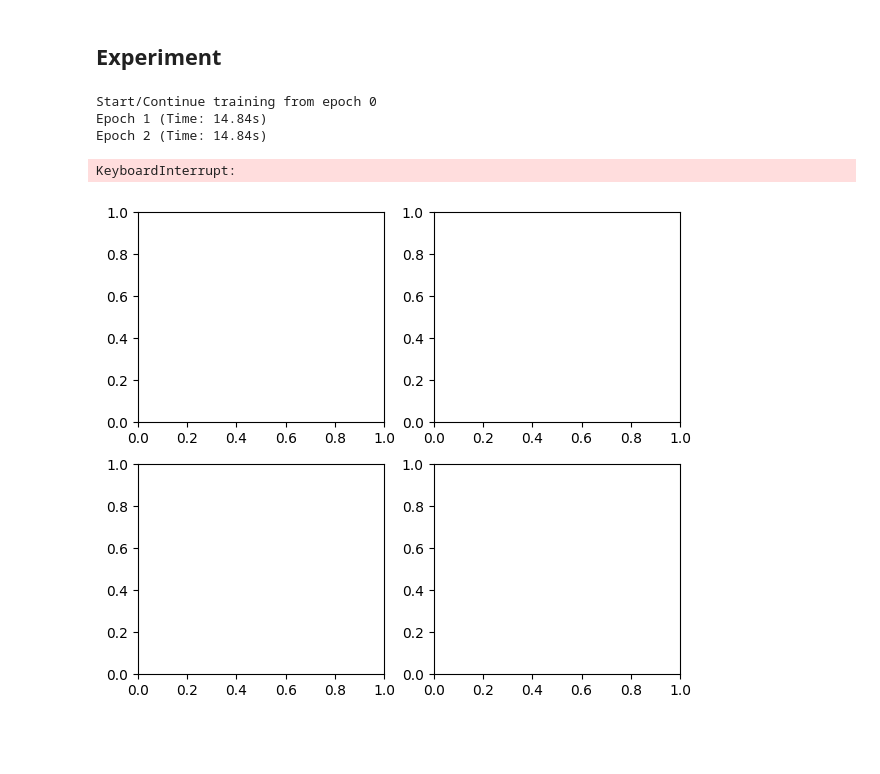
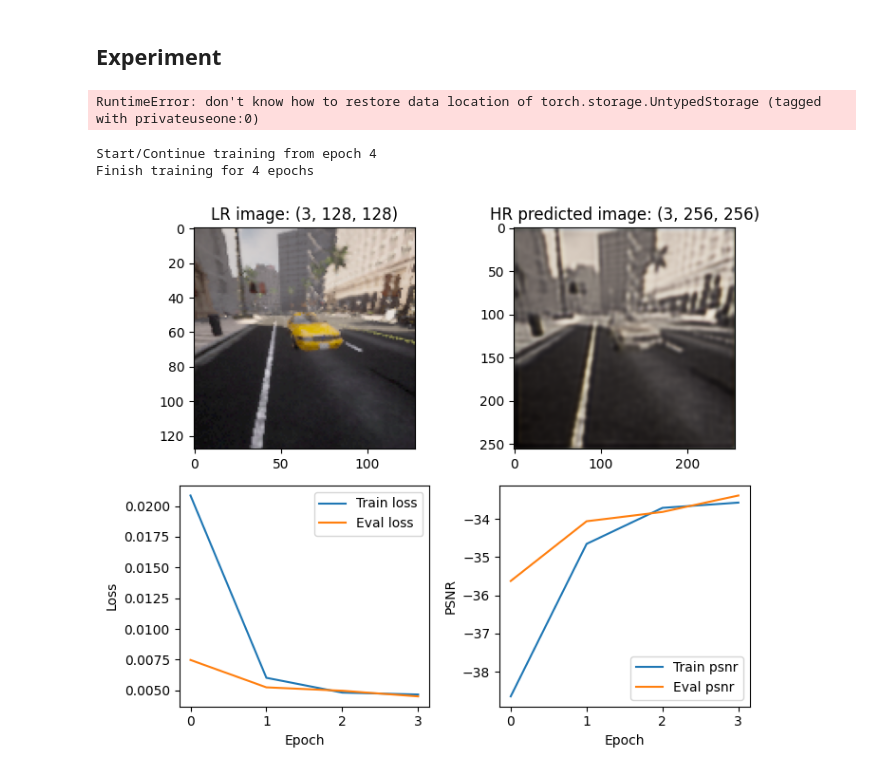
Before and after one commit to MightyCode/Super-Resolution-Project, a Jupyter notebook: src/train_rdn.ipynb, the cells around one changed output. Saved outputs shown, nothing was run; the diff lists cells and outputs as text; code cells hidden in the pictures; blank space fills up the shorter version.

Commit message:
printing the loss and psnr during the epochs, can now display the evolution of the loss and psnr since the beggining of the training, weights stored in results

```diff
--- a/src/train_rdn.ipynb
+++ b/src/train_rdn.ipynb
@@ -15,8 +15,8 @@ from PIL import Image
 import matplotlib.pyplot as plt
 import nntools as nt
 device = None
-#import torch_directml #WINDOWS users
-#device = torch_directml.device()
+import torch_directml #WINDOWS users
+device = torch_directml.device()
 if not device:
         device = torch.device('cuda' if torch.cuda.is_available() else 'cpu')
 from rdn import RDN
@@ -110,44 +110,47 @@ for i, ax in enumerate(axes.flat):
 # %% [markdown]
 ## Experiment
 # %%
+train_size = int(0.8 * len(X_train))
+valid_size = len(X_train) - train_size
+train_dataset, valid_dataset = torch.utils.data.random_split(X_train, [train_size, valid_size])
 lr = 1e-3
-B = 1
+B = 10
 r = RDN(C=3 , D=10, G=16, G0=16, scaling_factor=2, kernel_size=3, c_dims=X_train[0][0].shape[0], upscaling='ups', weights=None)
 r = r.to(device)
 adam = torch.optim.Adam(r.parameters(), lr=lr)
 stats_manager = SuperResolutionStatsManager()
-exp1 = nt.Experiment(r, X_train, X_valid, adam, stats_manager, device, criterion, batch_size=B,
-                     output_dir="superresol", perform_validation_during_training=False)
+exp1 = nt.Experiment(r, train_dataset, valid_dataset, adam, stats_manager, device, criterion, batch_size=B,
+                     output_dir="../results/superresol2", perform_validation_during_training=True)
+# %% [output]
+RuntimeError: don't know how to restore data location of torch.storage.UntypedStorage (tagged with privateuseone:0)
 # %%
-def plot(exp, fig, axes, low_res):
+def plot(exp, fig, axes, low_res): ##Only to use when perform_validation_during_training == True
     with torch.no_grad():
-        high_res = exp.net(low_res)
+        high_res = exp.net(low_res)[0]
     axes[0][0].clear()
     axes[0][1].clear()
     axes[1][0].clear()
     axes[1][1].clear()
     myimshow(low_res, ax=axes[0][0])
-    axes[0][0].set_title('Low resolution image')
+    axes[0][0].set_title(f'LR image: {low_res.detach().cpu().numpy().shape}')
     myimshow(high_res, ax=axes[0][1])
-    axes[0][1].set_title('High resolution image')
+    axes[0][1].set_title(f'HR predicted image: {high_res.detach().cpu().numpy().shape}')
     axes[1][0].plot([exp.history[k][0]['loss'] for k in range(exp.epoch)], label="Train loss")
     axes[1][1].plot([exp.history[k][0]['psnr'] for k in range(exp.epoch)], label="Train psnr")
     axes[1][0].plot([exp.history[k][1]['loss'] for k in range(exp.epoch)], label="Eval loss")
     axes[1][1].plot([exp.history[k][1]['psnr'] for k in range(exp.epoch)], label="Eval psnr")
     axes[1][0].legend()
     axes[1][0].set_xlabel("Epoch")
     axes[1][0].set_ylabel("Loss")
     axes[1][1].legend()
     axes[1][1].set_xlabel("Epoch")
     axes[1][1].set_ylabel("PSNR")
     plt.tight_layout()
 
 fig, axes = plt.subplots(ncols=2, nrows=2, figsize=(7,6))
-#exp1.run(num_epochs=7, plot=lambda exp: plot(exp, fig=fig, axes=axes, low_res=X_valid[0][0]))
-exp1.run(num_epochs=6, plot=None)
+exp1.run(num_epochs=4, plot=lambda exp: plot(exp, fig=fig, axes=axes, low_res=X_valid[np.random.randint(len(X_valid))][0]))
+#exp1.run(num_epochs=3, plot=None)
 # %% [output]
-Start/Continue training from epoch 0
-Epoch 1 (Time: 14.84s)
-Epoch 2 (Time: 14.84s)
+Start/Continue training from epoch 4
+Finish training for 4 epochs
-KeyboardInterrupt:
-[figure, old version]
+[figure, new version]
```
Also changed, not shown: parts of 2 cells of this notebook, 1 other file.
